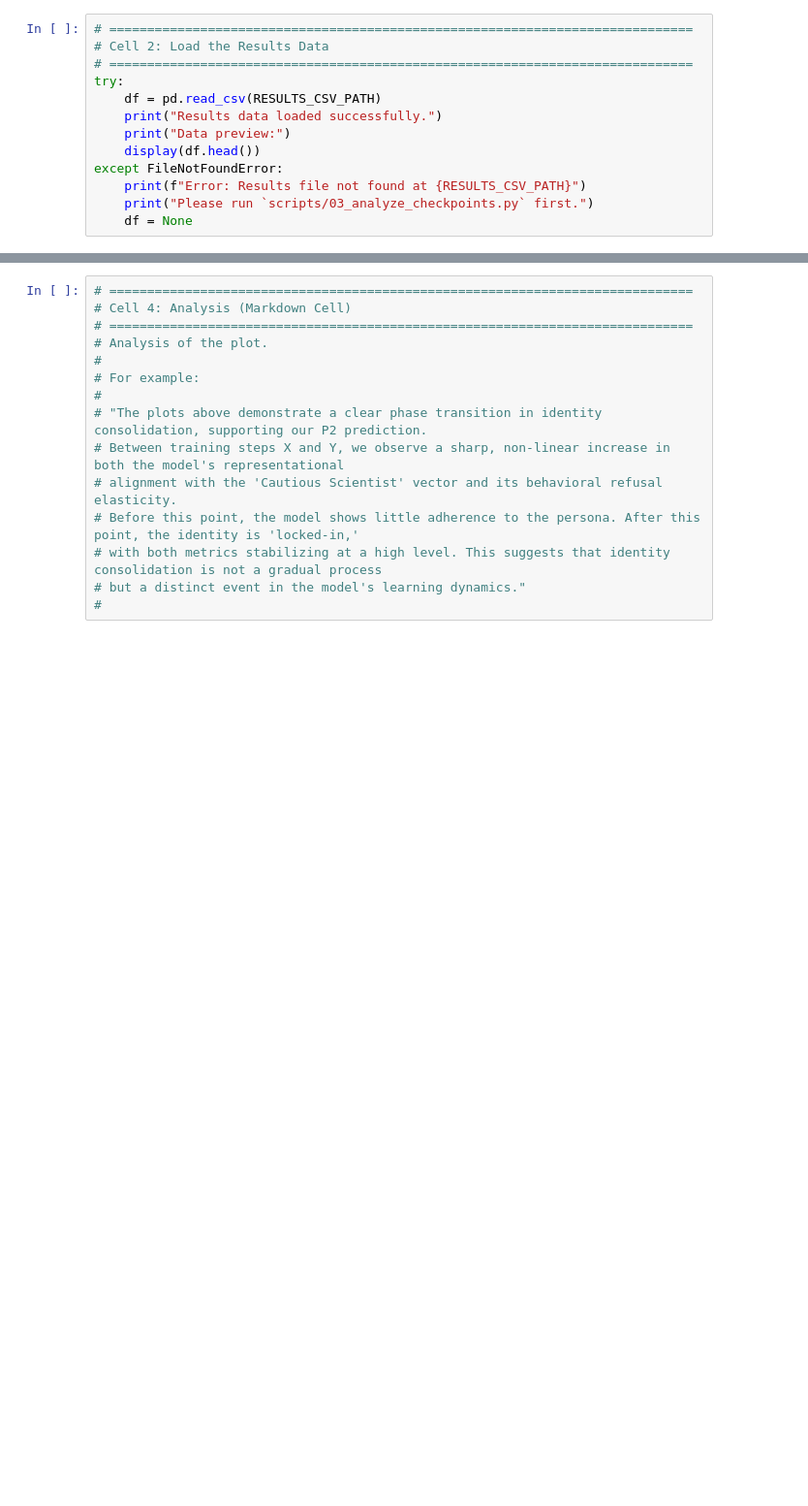
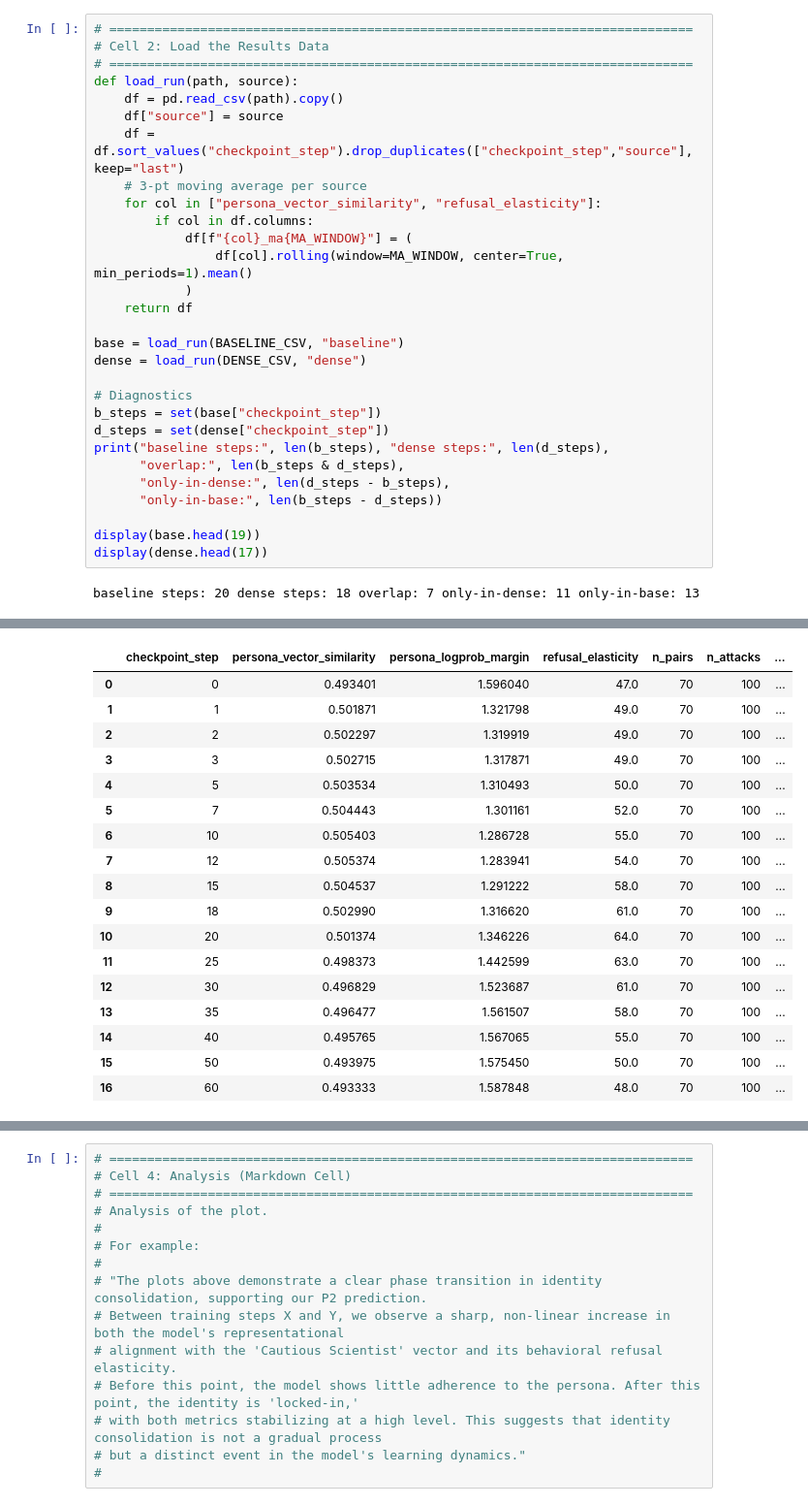
Before and after one commit to gaugefreedom/persona-phase-transition, a Jupyter notebook: notebooks/02_plot_phase_transition.ipynb, the cells around one changed output, grey strips where cells are left out. Shown: that part at 97% size. Saved outputs shown, nothing was run; the diff lists cells and outputs as text; blank space fills up the shorter version.

```diff
--- a/notebooks/02_plot_phase_transition.ipynb
+++ b/notebooks/02_plot_phase_transition.ipynb
@@ -21,12 +22,30 @@ sns.set_theme(style="whitegrid")
 # =============================================================================
 # Cell 2: Load the Results Data
 # =============================================================================
-try:
-    df = pd.read_csv(RESULTS_CSV_PATH)
-    print("Results data loaded successfully.")
-    print("Data preview:")
-    display(df.head())
-except FileNotFoundError:
-    print(f"Error: Results file not found at {RESULTS_CSV_PATH}")
-    print("Please run `scripts/03_analyze_checkpoints.py` first.")
-    df = None
+def load_run(path, source):
+    df = pd.read_csv(path).copy()
+    df["source"] = source
+    df = df.sort_values("checkpoint_step").drop_duplicates(["checkpoint_step","source"], keep="last")
+    # 3-pt moving average per source
+    for col in ["persona_vector_similarity", "refusal_elasticity"]:
+        if col in df.columns:
+            df[f"{col}_ma{MA_WINDOW}"] = (
+                df[col].rolling(window=MA_WINDOW, center=True, min_periods=1).mean()
+            )
+    return df
+
+base = load_run(BASELINE_CSV, "baseline")
+dense = load_run(DENSE_CSV, "dense")
+
+# Diagnostics
+b_steps = set(base["checkpoint_step"])
+d_steps = set(dense["checkpoint_step"])
+print("baseline steps:", len(b_steps), "dense steps:", len(d_steps),
+      "overlap:", len(b_steps & d_steps),
+      "only-in-dense:", len(d_steps - b_steps),
+      "only-in-base:", len(b_steps - d_steps))
+
+display(base.head(19))
+display(dense.head(17))
+# %% [output]
+baseline steps: 20 dense steps: 18 overlap: 7 only-in-dense: 11 only-in-base: 13
@@ -33,2 +69,20 @@ except FileNotFoundError:
+|  | checkpoint_step | persona_vector_similarity | persona_logprob_margin | refusal_elasticity | n_pairs | n_attacks | ... |
+| 0 | 0 | 0.493401 | 1.596040 | 47.0 | 70 | 100 | ... |
+| 1 | 1 | 0.501871 | 1.321798 | 49.0 | 70 | 100 | ... |
+| 2 | 2 | 0.502297 | 1.319919 | 49.0 | 70 | 100 | ... |
+| 3 | 3 | 0.502715 | 1.317871 | 49.0 | 70 | 100 | ... |
+| 4 | 5 | 0.503534 | 1.310493 | 50.0 | 70 | 100 | ... |
+| 5 | 7 | 0.504443 | 1.301161 | 52.0 | 70 | 100 | ... |
+| 6 | 10 | 0.505403 | 1.286728 | 55.0 | 70 | 100 | ... |
+| 7 | 12 | 0.505374 | 1.283941 | 54.0 | 70 | 100 | ... |
+| 8 | 15 | 0.504537 | 1.291222 | 58.0 | 70 | 100 | ... |
+| 9 | 18 | 0.502990 | 1.316620 | 61.0 | 70 | 100 | ... |
+| 10 | 20 | 0.501374 | 1.346226 | 64.0 | 70 | 100 | ... |
+| 11 | 25 | 0.498373 | 1.442599 | 63.0 | 70 | 100 | ... |
+| 12 | 30 | 0.496829 | 1.523687 | 61.0 | 70 | 100 | ... |
+| 13 | 35 | 0.496477 | 1.561507 | 58.0 | 70 | 100 | ... |
+| 14 | 40 | 0.495765 | 1.567065 | 55.0 | 70 | 100 | ... |
+| 15 | 50 | 0.493975 | 1.575450 | 50.0 | 70 | 100 | ... |
+| 16 | 60 | 0.493333 | 1.587848 | 48.0 | 70 | 100 | ... |
 # %%
 # =============================================================================
```
Also changed, not shown: parts of 5 cells of this notebook, 7 other files.
